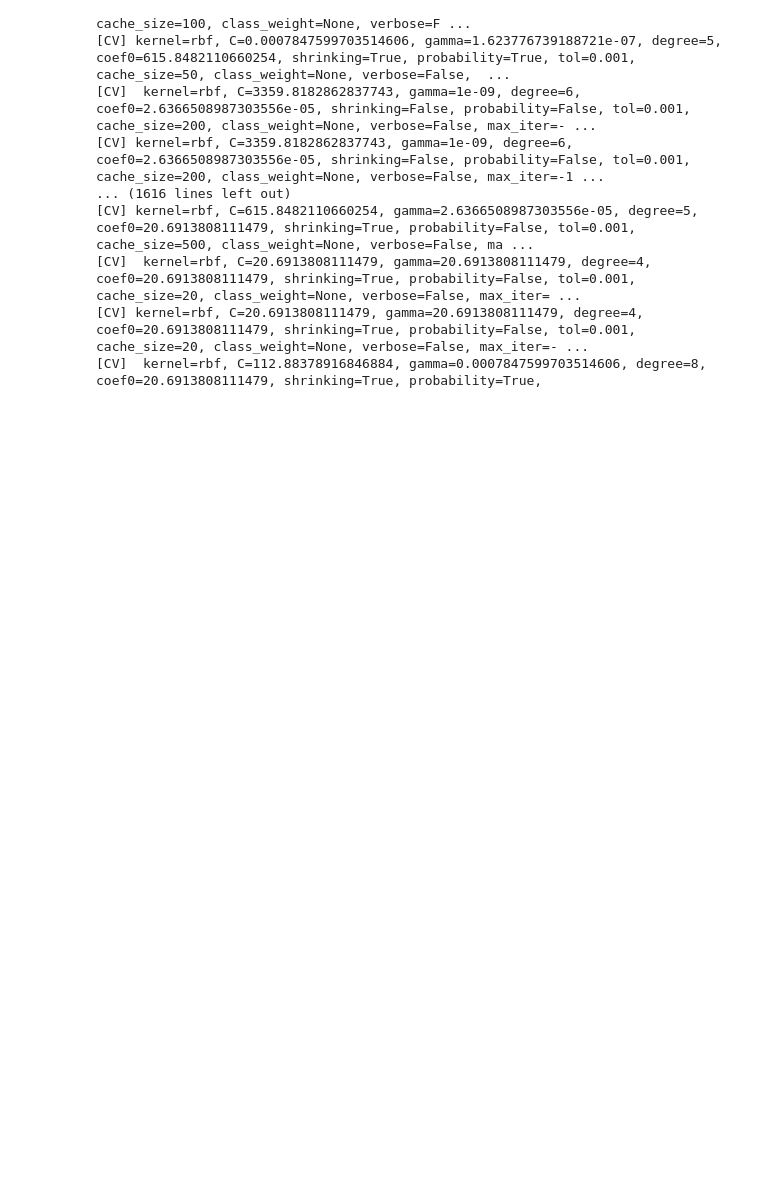
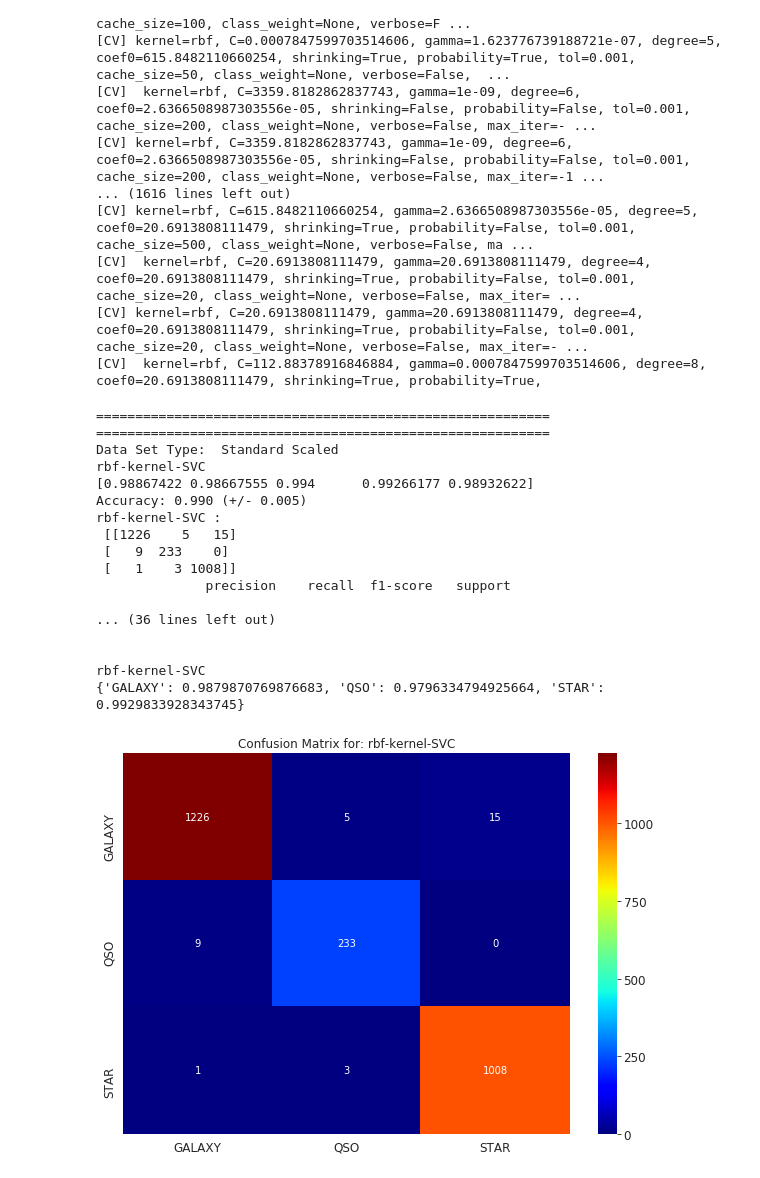
Before and after one commit to xultaeculcis/sdss-analysis-and-classification, a Jupyter notebook: 4_Rbf_SVC_evo_opt.ipynb, the cells around one changed output. Drawn from its saved outputs; the diff is of its cells as text; code cells hidden in the pictures; blank space fills up the shorter version.

```diff
--- a/4_Rbf_SVC_evo_opt.ipynb
+++ b/4_Rbf_SVC_evo_opt.ipynb
@@ -146,3 +145,48 @@ Types [1, 2, 2, 1, 2, 1, 1, 2, 1, 1, 1, 1, 1] and maxint [0, 19, 19, 6, 19, 1, 1
 [CV]  kernel=rbf, C=20.6913808111479, gamma=20.6913808111479, degree=4, coef0=20.6913808111479, shrinking=True, probability=False, tol=0.001, cache_size=20, class_weight=None, verbose=False, max_iter= ...
 [CV] kernel=rbf, C=20.6913808111479, gamma=20.6913808111479, degree=4, coef0=20.6913808111479, shrinking=True, probability=False, tol=0.001, cache_size=20, class_weight=None, verbose=False, max_iter=- ...
 [CV]  kernel=rbf, C=112.88378916846884, gamma=0.0007847599703514606, degree=8, coef0=20.6913808111479, shrinking=True, probability=True,
+# %%
+best_indiv = SVC(kernel="rbf",
+                 C=18329.8071083243,
+                 gamma=0.004281332398719387,
+                 degree=8,
+                 coef0=0.0007847599703514606,
+                 shrinking=True,
+                 probability=True,
+                 tol=0.001,
+                 cache_size=100,
+                 class_weight=None,
+                 verbose=False,
+                 max_iter=-1,
+                 random_state=42)
+
+clf_names = ["rbf-kernel-SVC"]
+class_names = ["GALAXY", "QSO", "STAR"]
+
+clfs = [best_indiv]
+data_sets = []
+std_scaled_set = DataSet("Standard Scaled", X_train, y_train, X_test, y_test)
+data_sets.append(std_scaled_set)
+
+with warnings.catch_warnings():
+    warnings.simplefilter("ignore")
+    helpers.learning_loop_for_sets(clfs, clf_names, class_names, data_sets)
+# %% [output]
+==========================================================
+==========================================================
+Data Set Type:  Standard Scaled
+rbf-kernel-SVC
+[0.98867422 0.98667555 0.994      0.99266177 0.98932622]
+Accuracy: 0.990 (+/- 0.005)
+rbf-kernel-SVC :
+ [[1226    5   15]
+ [   9  233    0]
+ [   1    3 1008]]
+              precision    recall  f1-score   support
+
+... (36 lines left out)
+
+
+rbf-kernel-SVC
+{'GALAXY': 0.9879870769876683, 'QSO': 0.9796334794925664, 'STAR': 0.9929833928343745}
+[figure, added]
```
Also changed, not shown: parts of 2 cells of this notebook, 8 other files.
